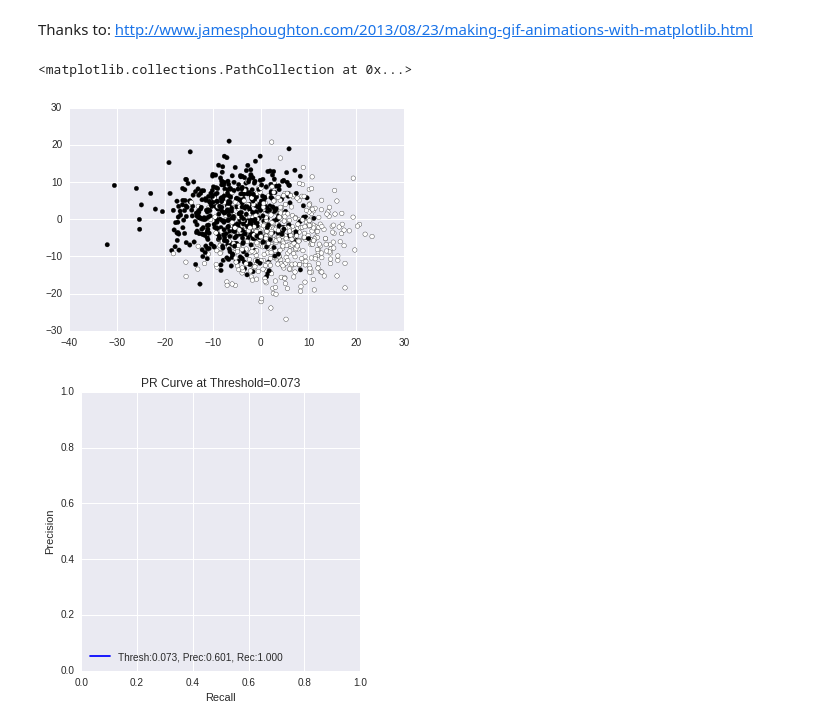
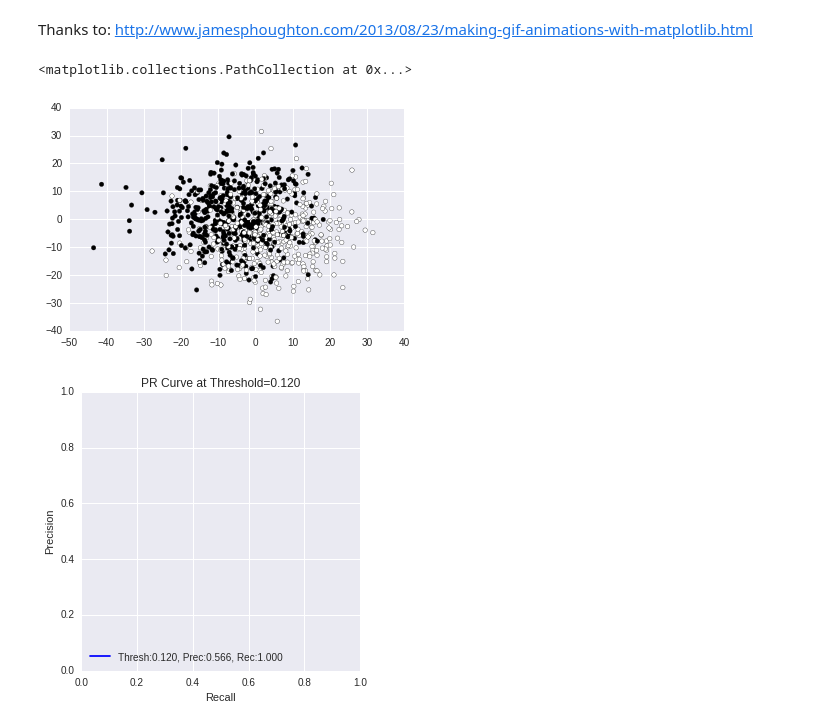
Before and after one commit to jakechen/learning, a Jupyter notebook: exercises/pr_curve_gif.ipynb, the cells around one changed output. Drawn from its saved outputs; the diff is of its cells as text; code cells hidden in the pictures.

```diff
--- a/exercises/pr_curve_gif.ipynb
+++ b/exercises/pr_curve_gif.ipynb
@@ -14,15 +14,15 @@ from sklearn.cross_validation import train_test_split
 from sklearn.linear_model import LogisticRegression
 from sklearn.metrics import roc_curve, precision_recall_curve
 # %%
-X, y = make_blobs(n_samples=1000, cluster_std=7, centers=2, random_state=123)
+X, y = make_blobs(n_samples=1000, cluster_std=10, centers=2, random_state=123)
 
 x1 = [x[0] for x in X]
 x2 = [x[1] for x in X]
 
 plt.scatter(x1, x2, c=y)
 # %% [output]
 <matplotlib.collections.PathCollection at 0x...>
-[figure, old version]
+[figure, new version]
 # %%
 X_train, X_test, y_train, y_test = train_test_split(X, y, test_size=0.33, random_state=42)
 # %%
```
Also changed, not shown: 2 other files.
